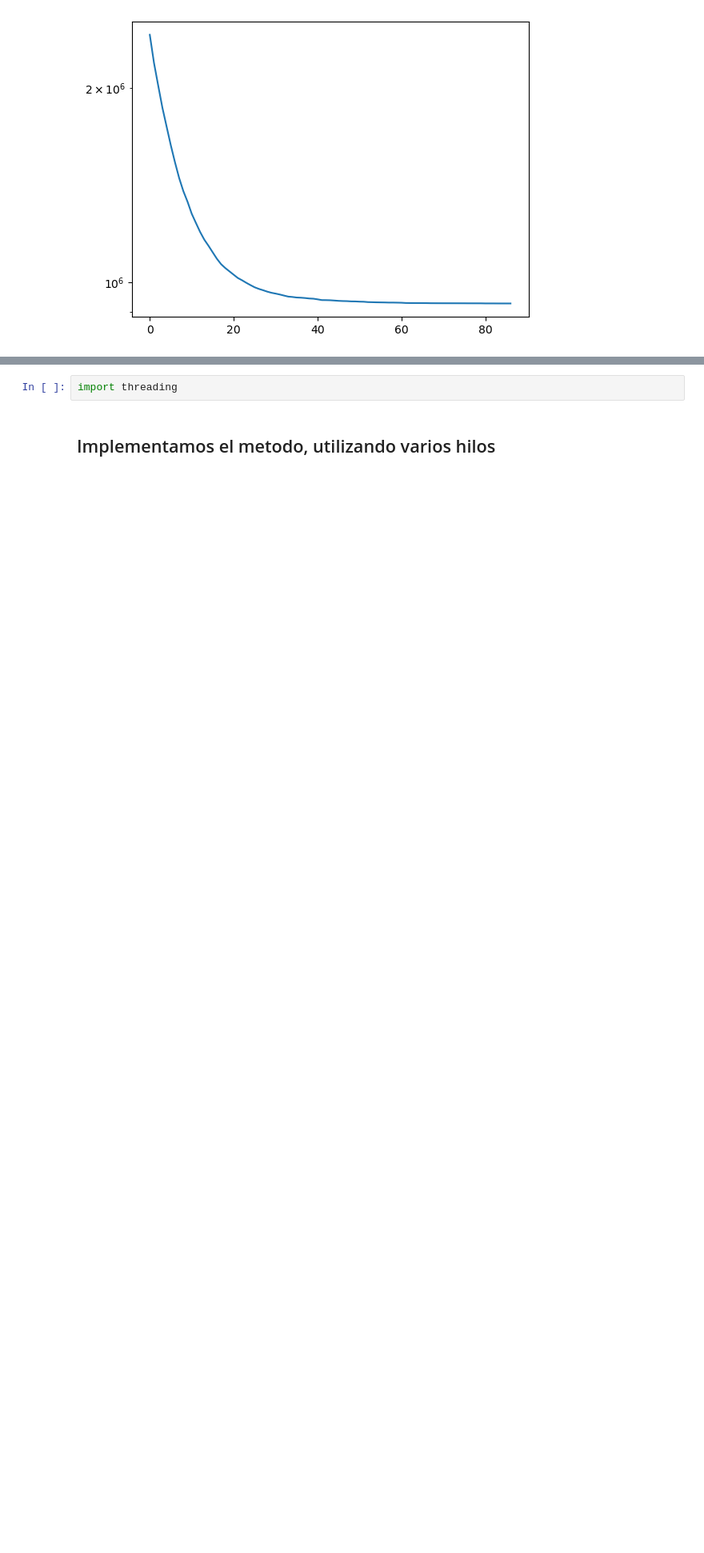
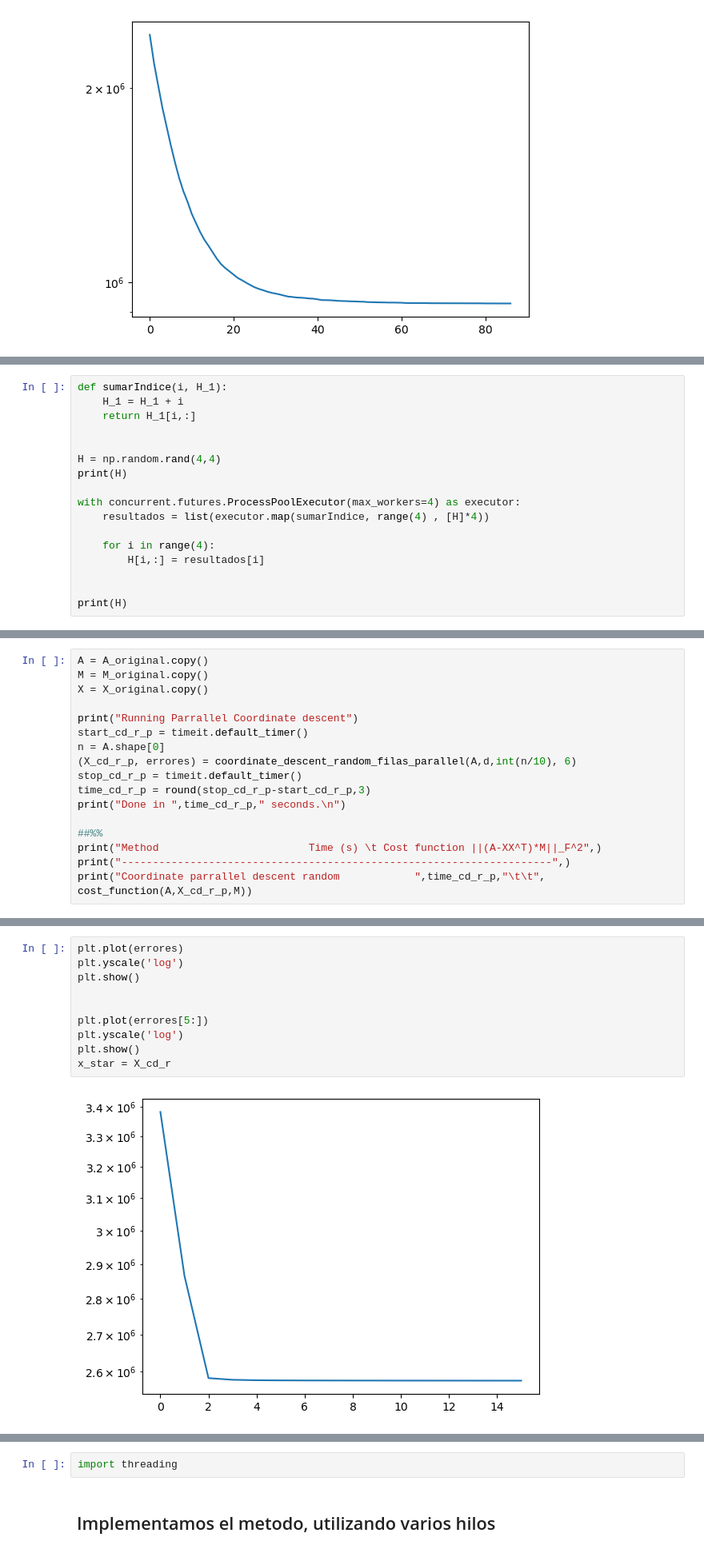
Before and after one commit to DanielPS555/TallerGPGPU, a Jupyter notebook: pruebas_spectral_embedding_methods.ipynb, the cells around one changed output, grey strips where cells are left out. Shown: that part at 80% size. Drawn from its saved outputs; the diff is of its cells as text; blank space fills up the shorter version.

Commit message:
Primera version parallela, sin mejora

```diff
--- a/pruebas_spectral_embedding_methods.ipynb
+++ b/pruebas_spectral_embedding_methods.ipynb
@@ -269,0 +274,17 @@ x_star = X_cd_r
+# %%
+def sumarIndice(i, H_1):
+    H_1 = H_1 + i
+    return H_1[i,:]
+
+
+H = np.random.rand(4,4)
+print(H)
+
+with concurrent.futures.ProcessPoolExecutor(max_workers=4) as executor:
+    resultados = list(executor.map(sumarIndice, range(4) , [H]*4))
+
+    for i in range(4):
+        H[i,:] = resultados[i]
+
+
+print(H)
@@ -269,0 +346,17 @@ x_star = X_cd_r
+# %%
+A = A_original.copy()
+M = M_original.copy()
+X = X_original.copy()
+
+print("Running Parrallel Coordinate descent")
+start_cd_r_p = timeit.default_timer()
+n = A.shape[0]
+(X_cd_r_p, errores) = coordinate_descent_random_filas_parallel(A,d,int(n/10), 6)
+stop_cd_r_p = timeit.default_timer()
+time_cd_r_p = round(stop_cd_r_p-start_cd_r_p,3)
+print("Done in ",time_cd_r_p," seconds.\n")
+
+##%%
+print("Method                        Time (s) \t Cost function ||(A-XX^T)*M||_F^2",)
+print("---------------------------------------------------------------------",)
+print("Coordinate parrallel descent random            ",time_cd_r_p,"\t\t", cost_function(A,X_cd_r_p,M))
@@ -269,0 +381,12 @@ x_star = X_cd_r
+# %%
+plt.plot(errores)
+plt.yscale('log')
+plt.show()
+
+
+plt.plot(errores[5:])
+plt.yscale('log')
+plt.show()
+x_star = X_cd_r
+# %% [output]
+[figure, added]
```
Also changed, not shown: parts of 10 cells of this notebook.
